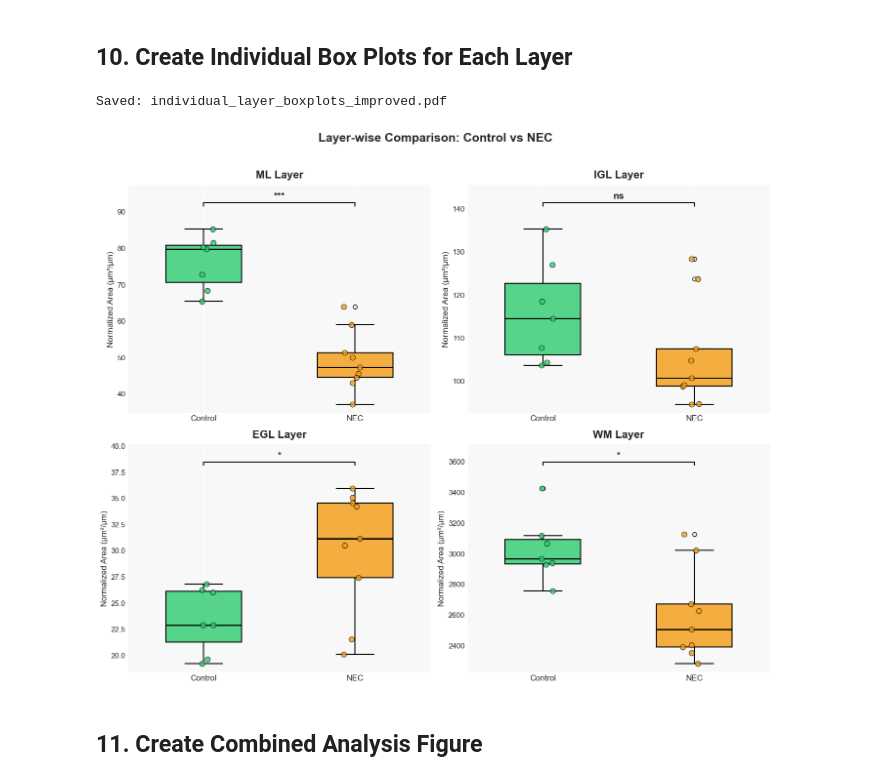
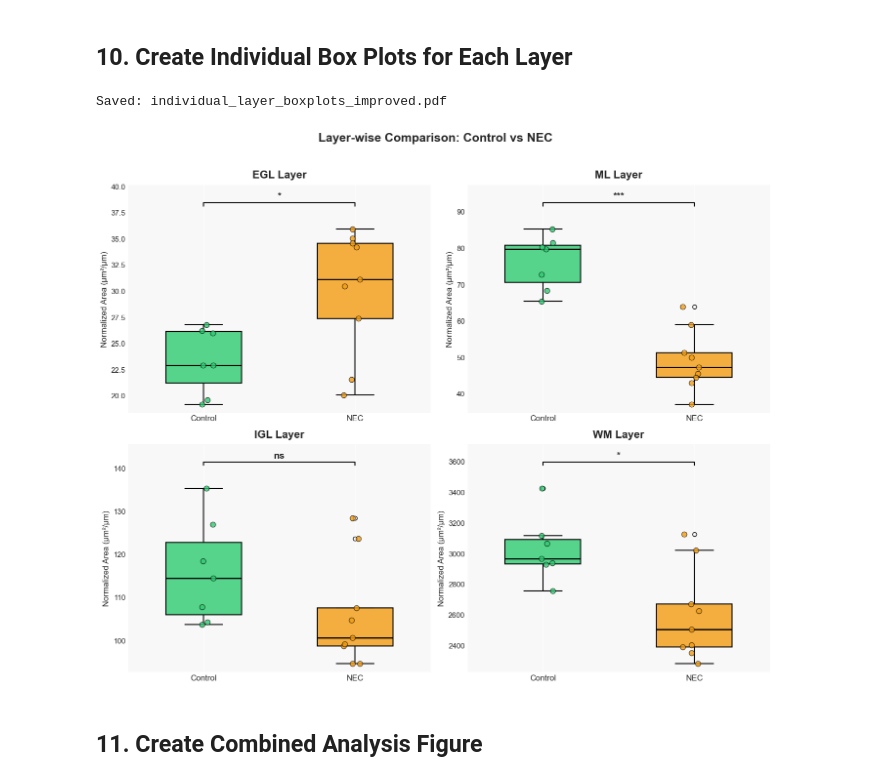
Before and after one commit to robinson-vidva/shared-projects, a Jupyter notebook: NEC_Neuropathology/visualizations_neuropath_mus.ipynb, the cells around one changed output. Cells and saved outputs as stored; diff of their text form; code cells hidden in the pictures.

Commit message:
updated the indivdual plot

```diff
--- a/NEC_Neuropathology/visualizations_neuropath_mus.ipynb
+++ b/NEC_Neuropathology/visualizations_neuropath_mus.ipynb
@@ -815,7 +815,10 @@ nec_color = '#f39c12'     # Orange
 control_color_alpha = '#2ecc71CC'  # Green with transparency
 nec_color_alpha = '#f39c12CC'     # Orange with transparency
 
-for idx, layer in enumerate(['ML', 'IGL', 'EGL', 'WM']):
+# Use anatomical order: EGL, ML, IGL, WM (outer to inner)
+layer_order = ['EGL', 'ML', 'IGL', 'WM']
+
+for idx, layer in enumerate(layer_order):
     layer_data = melted_df[melted_df['Layer'] == layer]
 
     if len(layer_data) > 0:
@@ -897,35 +900,35 @@ for idx, layer in enumerate(['ML', 'IGL', 'EGL', 'WM']):
         ax.grid(True, alpha=0.3, axis='y', linestyle='--', linewidth=0.5)
         ax.set_facecolor('#F8F8F8')  # Light gray background
 
         # Add reference line at y=0
         ax.axhline(y=0, color='gray', linestyle='--', alpha=0.5, linewidth=1)
 
         # Customize tick labels
         ax.tick_params(axis='both', which='major', labelsize=11)
         ax.set_xticklabels(['Control', 'NEC'], fontsize=12)
 
         # Remove top and right spines for cleaner look
         ax.spines['top'].set_visible(False)
         ax.spines['right'].set_visible(False)
         ax.spines['left'].set_linewidth(1.5)
         ax.spines['bottom'].set_linewidth(1.5)
 
 # Remove empty subplot if odd number of layers
-if len(['ML', 'IGL', 'EGL', 'WM']) % 2 != 0:
+if len(layer_order) % 2 != 0:
     fig.delaxes(axes[-1])
 
 # Add main title with more space
 plt.suptitle('Layer-wise Comparison: Control vs NEC', fontsize=18, fontweight='bold', y=0.98)
 
 # Adjust layout with better spacing
 plt.tight_layout(rect=[0, 0.03, 1, 0.96])
 
 # Save figure
 save_figure('individual_layer_boxplots_improved')
 plt.show()
 # %% [output]
 Saved: individual_layer_boxplots_improved.pdf
-[figure, old version]
+[figure, new version]
 # %% [markdown]
 ## 11. Create Combined Analysis Figure
 # %%
```
Also changed, not shown: parts of 1 cell of this notebook.
